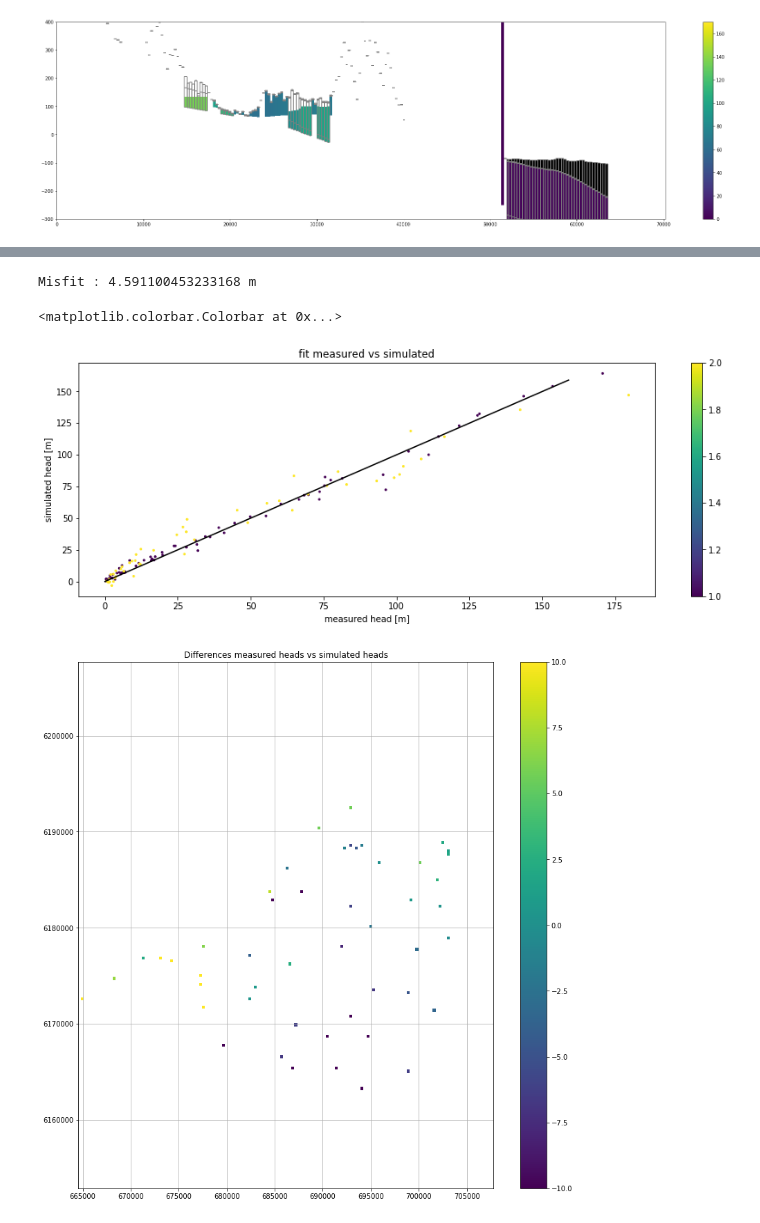
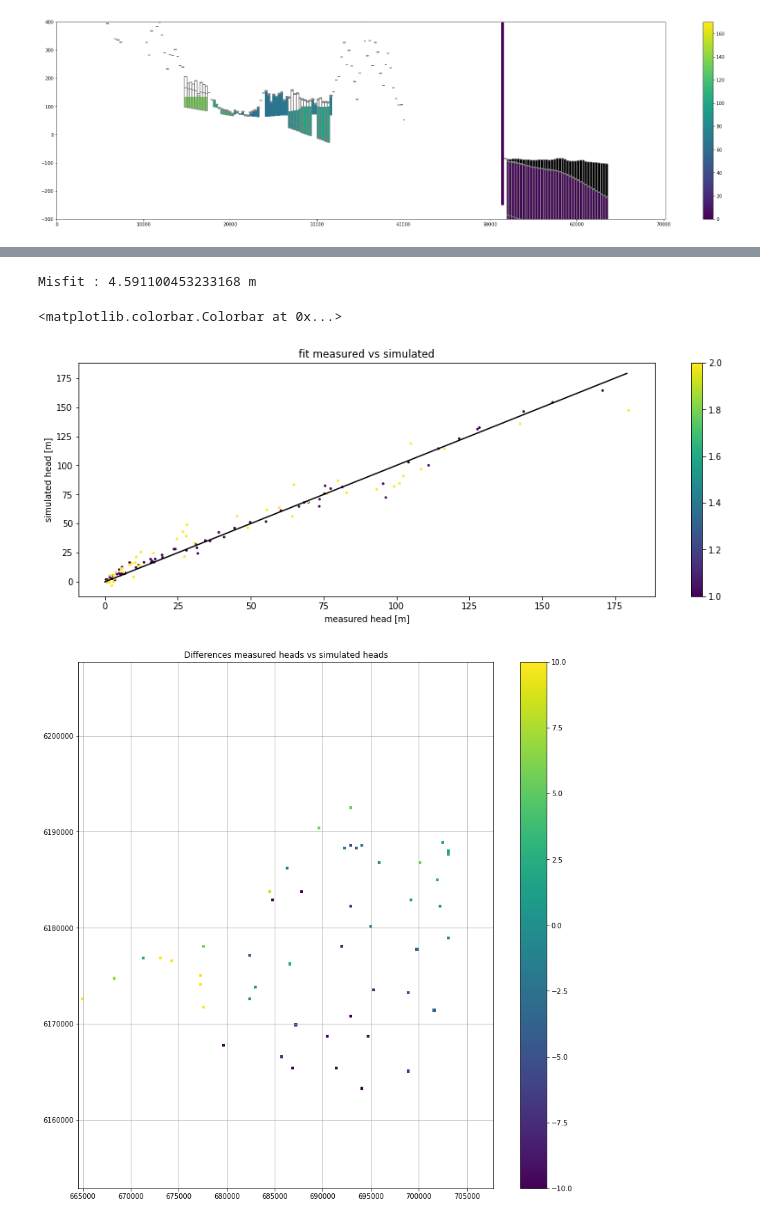
Before and after one commit to LudovicSchorpp/TM_Ludovic_Schorpp, a Jupyter notebook: codes_tests/Modeles3D/test_3D/test_3D.ipynb, the cells around one changed output, grey strips where cells are left out. Drawn from its saved outputs; the diff is of its cells as text; code cells hidden in the pictures.

```diff
--- a/codes_tests/Modeles3D/test_3D/test_3D.ipynb
+++ b/codes_tests/Modeles3D/test_3D/test_3D.ipynb
@@ -349,29 +348,30 @@ TOTAL OUT: 4.2639902 m3/s
 # %%
 ##make different color for each layer
 color = np.ones([nlay,nrow,ncol])
 color[0] = 1 # Q
 color[2] = 2 # P
 color = color.reshape(nlay*nrow*ncol)
 ##
 
 Control_pz = Control_Pz.reshape(nlay*nrow*ncol)
 head = head.reshape(nlay*nrow*ncol)
 head[head>1000]=None
 
 fig=plt.figure(figsize=(15,5))
 plt.scatter(Control_pz[Control_pz!=0],
             head[Control_pz!=0],s=4,c = color[Control_pz!=0],cmap="viridis")
-plt.plot(np.arange(160),np.arange(160),"k")
+
+plt.plot(np.arange(180),np.arange(180),"k")
 plt.xlabel("measured head [m]")
 plt.ylabel("simulated head [m]")
 plt.title("fit measured vs simulated")
 Misfit = np.abs((Control_pz[Control_pz!=0] - head[Control_pz!=0]))
 print("Misfit : {} m ".format(np.nanmean(Misfit)))
 plt.colorbar()
 # %% [output]
 Misfit : 4.591100453233168 m
 <matplotlib.colorbar.Colorbar at 0x...>
-[figure, old version]
+[figure, new version]
 # %%
 head[Control_pz==0]=None
 fig,ax=plt.subplots(figsize=(14,14))
```
Also changed, not shown: parts of 9 cells of this notebook, 2 other files.
